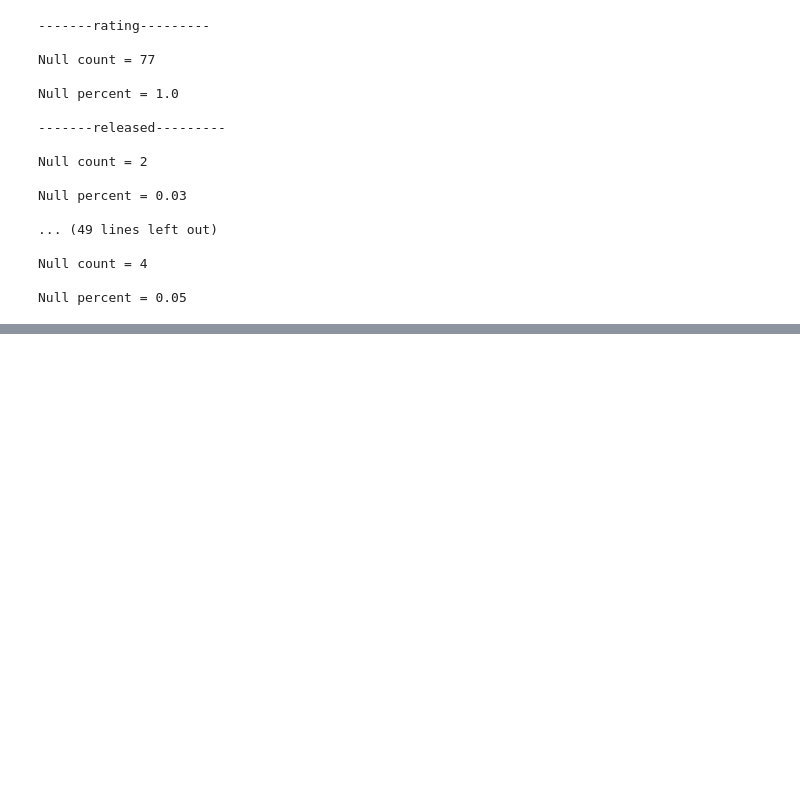
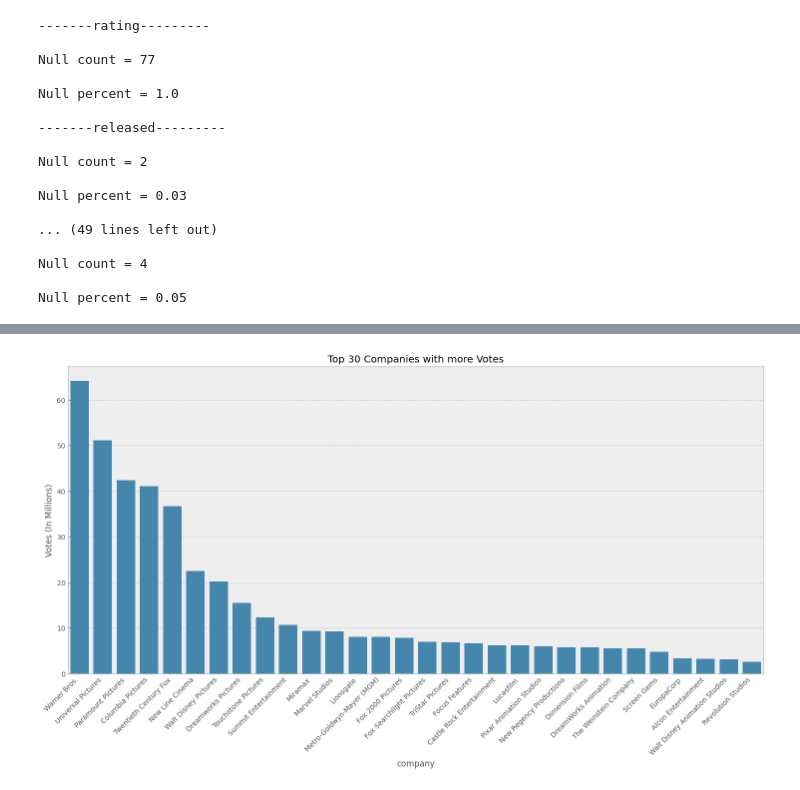
Before and after one commit to thisisAndres/CorrelationsWithPython, a Jupyter notebook: DataAnalisis.ipynb, the cells around one changed output, grey strips where cells are left out. Cells and saved outputs as stored; diff of their text form; code cells hidden in the pictures; blank space fills up the shorter version.

```diff
--- a/DataAnalisis.ipynb
+++ b/DataAnalisis.ipynb
@@ -346,3 +127,0 @@ Null percent = 0.05
-# %%
-##Dropping company as it will not work for correlation
-dfMovies.drop(labels= 'company', axis= 1, inplace= True)
@@ -510,0 +294,12 @@ memory usage: 711.5+ KB
+# %%
+#Votes vs Company
+top30Companies = dfMovies[['company', 'votes']].groupby('company').sum().sort_values(by='votes', ascending=False).reset_index()[:30]
+top30Companies['votes'] = top30Companies['votes'] / 10**6
+plt.figure(figsize=(18, 8))
+sns.barplot(x='company', y='votes', data=top30Companies)
+plt.xticks(rotation=45, ha='right')
+plt.ylabel('Votes (In Millions)')
+plt.title('Top 30 Companies with more Votes')
+plt.show()
+# %% [output]
+[figure, added]
```
Also changed, not shown: parts of 70 cells of this notebook.
